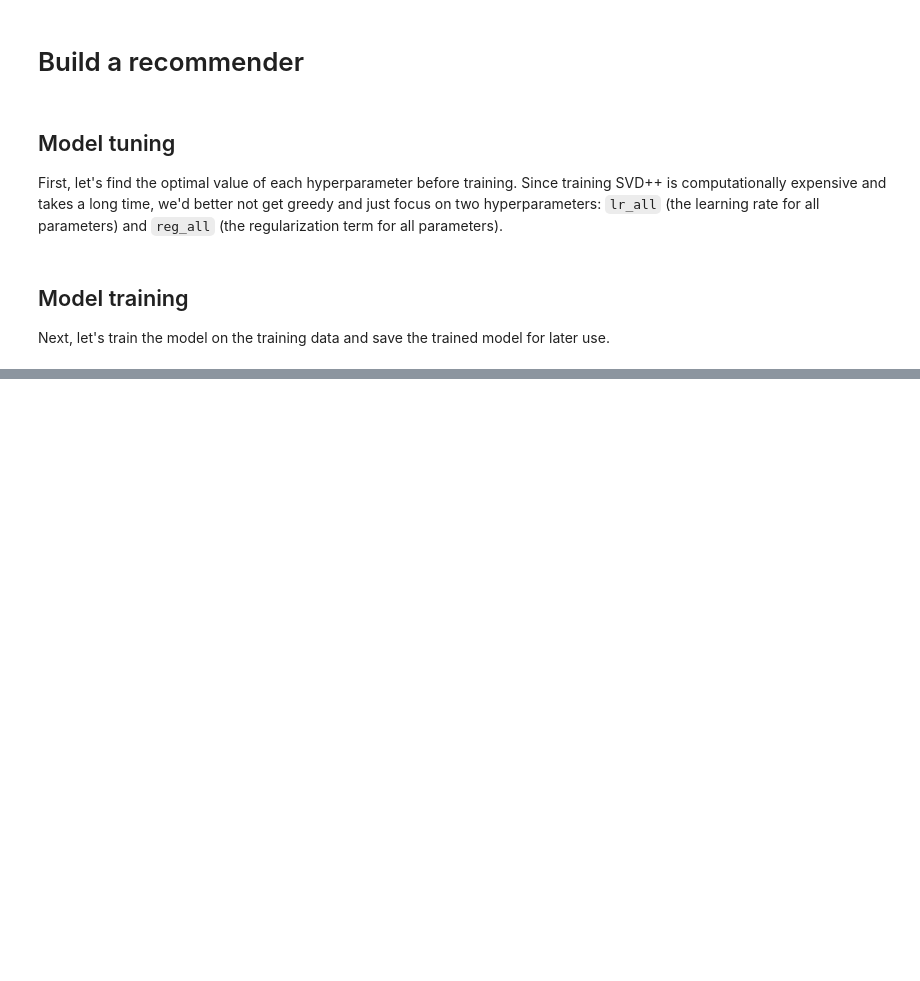
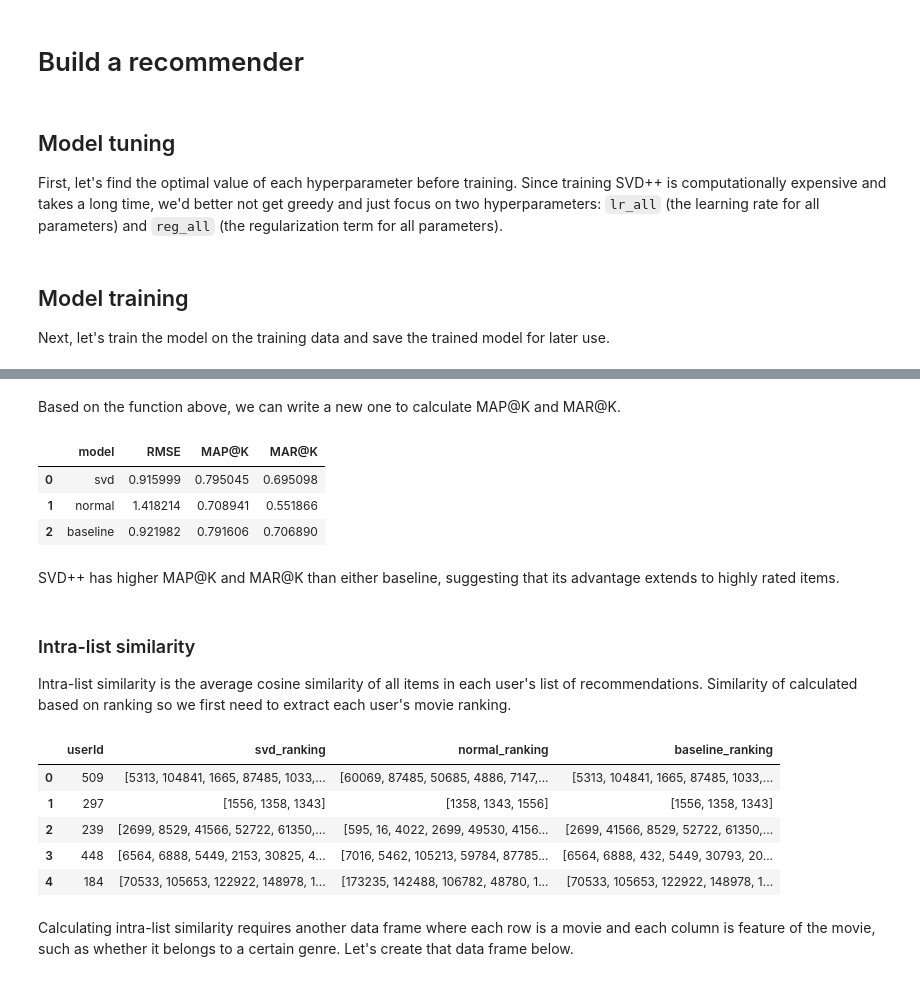
Before and after one commit to Yuan-Meng/movie-night, a Jupyter notebook: model_training.ipynb, the cells around one changed output, grey strips where cells are left out. Drawn from its saved outputs; the diff is of its cells as text; code cells hidden in the pictures; blank space fills up the shorter version.

```diff
--- a/model_training.ipynb
+++ b/model_training.ipynb
@@ -271,0 +355,2 @@ RMSE of the `NormalPredictor` algorithm is 1.44, suggesting that our SVD++ algor
+# %% [markdown]
+Based on the function above, we can write a new one to calculate MAP@K and  MAR@K.
@@ -271,0 +368,54 @@ RMSE of the `NormalPredictor` algorithm is 1.44, suggesting that our SVD++ algor
+# %%
+# List of model predictions
+preds_list = [svd_preds, normal_preds, baseline_preds]
+
+# Collect results
+df_eval["MAP@K"] = [mapk_mark_at_k(preds, 10, 3.5)[0] for preds in preds_list]
+df_eval["MAR@K"] = [mapk_mark_at_k(preds, 10, 3.5)[1] for preds in preds_list]
+
+# Show new comparisons
+df_eval
+# %% [output]
+|  | model | RMSE | MAP@K | MAR@K |
+| 0 | svd | 0.915999 | 0.795045 | 0.695098 |
+| 1 | normal | 1.418214 | 0.708941 | 0.551866 |
+| 2 | baseline | 0.921982 | 0.791606 | 0.706890 |
+# %% [markdown]
+SVD++ has higher MAP@K and MAR@K than either baseline, suggesting that its advantage extends to highly rated items.
+# %% [markdown]
+### Intra-list similarity
+Intra-list similarity is the average cosine similarity of all items in each user's list of recommendations. Similarity of calculated based on ranking so we first need to extract each user's movie ranking.
+# %%
+def user_ranking(uid, model):
+    """Return a list of each user's movie ranking"""
+
+    # List of movie rated by the given user
+    movie_list = df_preds.loc[df_preds["userId"] == uid, "movieId"]
+
+    # List of ratings predicted by the given model
+    rating_list = df_preds.loc[df_preds["userId"] == uid, f"{model}_prediction"]
+
+    # Sort movie by rating and return movie list
+    return [movie for _, movie in sorted(zip(rating_list, movie_list))]
+# %%
+# Create a new data frame for movie rankings
+df_rankings = pd.DataFrame()
+df_rankings["userId"] = df_preds["userId"].unique()
+
+# Rank movies by each model prediction
+for model in model_list:
+    df_rankings[f"{model}_ranking"] = df_rankings["userId"].apply(
+        lambda x: user_ranking(x, model)
+    )
+
+# Show results
+df_rankings.head()
+# %% [output]
+|  | userId | svd_ranking | normal_ranking | baseline_ranking |
+| 0 | 509 | [5313, 104841, 1665, 87485, 1033,... | [60069, 87485, 50685, 4886, 7147,... | [5313, 104841, 1665, 87485, 1033,... |
+| 1 | 297 | [1556, 1358, 1343] | [1358, 1343, 1556] | [1556, 1358, 1343] |
+| 2 | 239 | [2699, 8529, 41566, 52722, 61350,... | [595, 16, 4022, 2699, 49530, 4156... | [2699, 41566, 8529, 52722, 61350,... |
+| 3 | 448 | [6564, 6888, 5449, 2153, 30825, 4... | [7016, 5462, 105213, 59784, 87785... | [6564, 6888, 432, 5449, 30793, 20... |
+| 4 | 184 | [70533, 105653, 122922, 148978, 1... | [173235, 142488, 106782, 48780, 1... | [70533, 105653, 122922, 148978, 1... |
+# %% [markdown]
+Calculating intra-list similarity requires another data frame where each row is a movie and each column is feature of the movie, such as whether it belongs to a certain genre. Let's create that data frame below.
```
Also changed, not shown: parts of 36 cells of this notebook, 1 other file.
